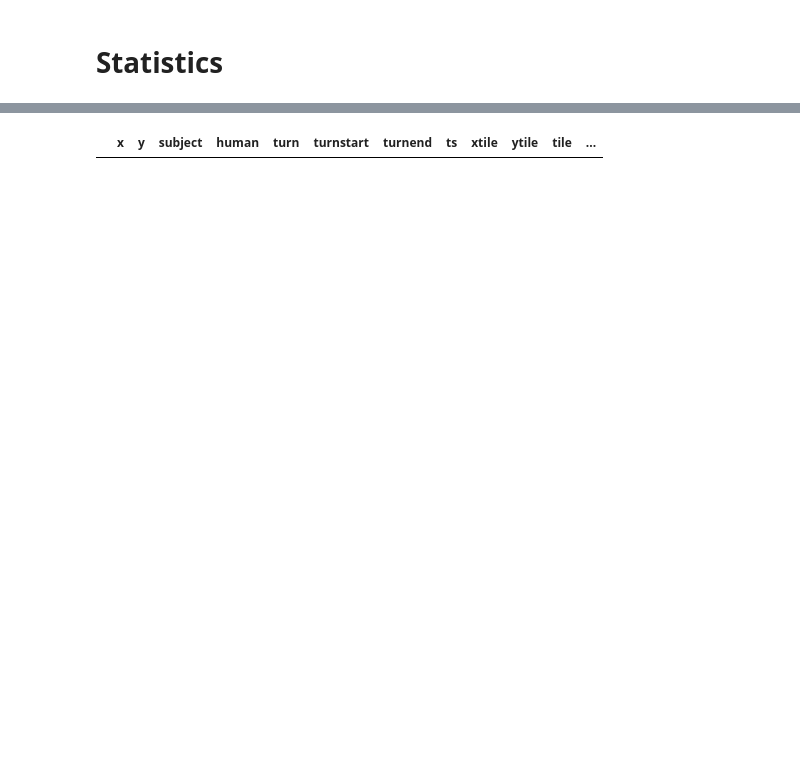
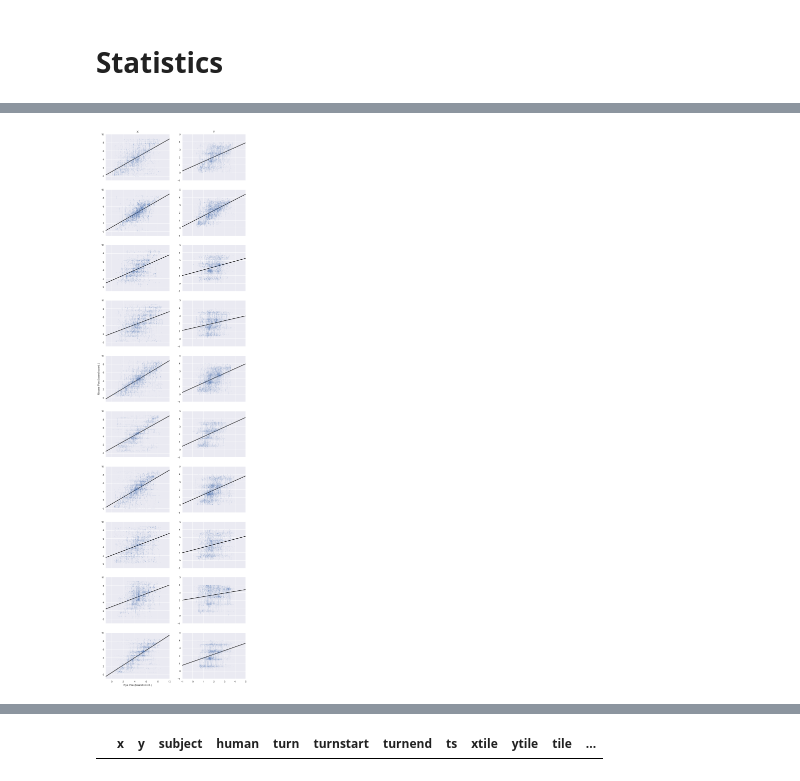
Before and after one commit to galbiati/mnk-cleaning-analysis, a Jupyter notebook: 2_eye/FINAL.ipynb, the cells around one changed output, grey strips where cells are left out. Saved outputs shown, nothing was run; the diff lists cells and outputs as text; code cells hidden in the pictures; blank space fills up the shorter version.

```diff
--- a/2_eye/FINAL.ipynb
+++ b/2_eye/FINAL.ipynb
@@ -414,0 +399,47 @@ g_list[0].head()
+# %%
+figrows = len(e_list)                                       # n rows == n subjects
+fig, axes = plt.subplots(figrows, 2, figsize=(10, 40))   # initialize figure
+scatterkws = {'linestyle': 'none', 'marker': 'o', 'markersize': 1, 'alpha': .1}
+                                                            # set kws for scatter plot
+xrs = []                                                    # initialize lists for x and y r values (convert to numpy?)
+yrs = []
+for subject, ee in enumerate(e_list):                       # for every subject
+    for j, dim in enumerate(['x', 'y']):                    # for x and y dimensions
+        ul = 4 if dim=='y' else 9
+        t_ = t[subject]                                     # select subject data
+        nanfilter = pd.notnull(t_['eye' + dim]) & pd.notnull(t_['mou' + dim])
+                                                            # filter records without mouse and eye vals
+        trialfilter = t[subject]['task']=='playing'         # filter convenience records
+        tt = t[subject].loc[nanfilter & trialfilter]        # apply filters
+        eyebounds = (tt['eye' + dim] >= 0) & (tt['eye' + dim] <= ul)
+        mousebounds = (tt['mou' + dim] >= 0) & (tt['mou' + dim] <= ul)
+                                                            # filter eye  and mousecoordinates off board
+        tt = tt.loc[eyebounds & mousebounds]                # apply eyebounds and mousebounds filters
+        lr = stats.linregress(tt['eye' + dim], tt['mou' + dim])
+                                                            # regress eye coordinate against mouse coordinate
+
+        if dim == 'x':                                        # save regression coefficients
+            xrs.append(lr.rvalue)
+        else:
+            yrs.append(lr.rvalue)
+
+        ax = axes[subject, j]                               # select axes
+        linex = [-2, 11]
+        liney = [-2*lr.slope + lr.intercept, 11*lr.slope + lr.intercept]
+                                                            # x and y coordinates for plotting regression line
+        ax.plot(linex, liney, color='black')                # plot regression line
+        ax.plot(tt['eye' + dim], tt['mou' + dim], **scatterkws)
+                                                            # scatter eye coordinates against mouse coordinates
+
+
+plt.setp(axes[:, 0], xlim=[-1, 10], ylim=[-1, 10])          # plot formatting
+plt.setp(axes[:, 1], xlim=[-1, 5], ylim=[-1, 5])
+plt.setp(axes[:-1, :], xticklabels=[])
+plt.setp(axes[-1, 0], xlabel='Eye Pos (board coord.)')
+plt.setp(axes[4, 0], ylabel='Mouse Pos (board coord.)')
+plt.setp(axes[0, 0], title='X')
+plt.setp(axes[0, 1], title='Y')
+
+sns.despine()
+# %% [output]
+[figure, added]
```
Also changed, not shown: parts of 13 cells of this notebook, 5 other files.
